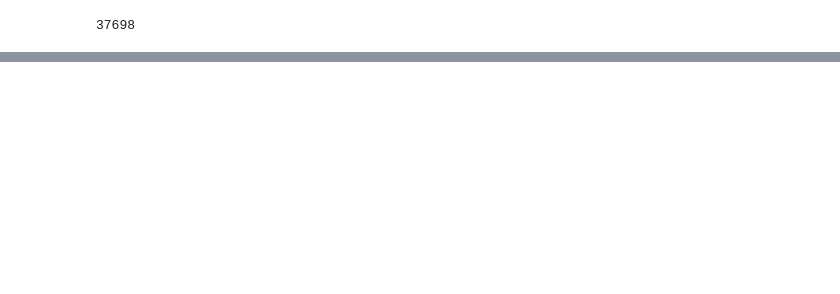
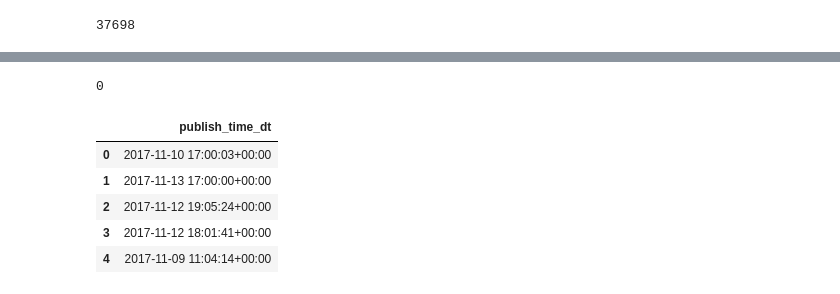
Before and after one commit to Lalla999/yt-trending, a Jupyter notebook: FoCS_project.ipynb, the cells around one changed output, grey strips where cells are left out. Saved outputs shown, nothing was run; the diff lists cells and outputs as text; code cells hidden in the pictures; blank space fills up the shorter version.

```diff
--- a/FoCS_project.ipynb
+++ b/FoCS_project.ipynb
@@ -199,0 +244,14 @@ no_tags.head()
+# %%
+# Seleziona le righe dove:
+# - commenti disabilitati e rating disabilitati
+#   OPPURE
+# - video in errore o rimosso
+excluded = df2[
+    ((df2['comments_disabled'] == True) & (df2['ratings_disabled'] == True)) |
+    (df2['video_error_or_removed'] == True)
+]
+
+# Rimuovi queste righe dal dataframe originale con drop
+df2 = df2.drop(excluded.index)
+
+#(ora df2 ha i buchi negli indici)
@@ -199,0 +317,19 @@ no_tags.head()
+# %%
+df2['publish_time'].isna().sum() #nessun valore mancante
+# %% [output]
+0
+# %%
+df2['publish_time_dt'] = pd.to_datetime(df2['publish_time'], errors='coerce')
+
+# errors = 'coerece' Se un valore non può essere convertito in data-ora, trasformalo in NaT (Not a Time) invece di dare errore.
+# creiamo una nuova colonna con il tempo di pubblicazione
+#convertito in formato datetime.
+
+df2[['publish_time_dt']].head()
+# %% [output]
+|  | publish_time_dt |
+| 0 | 2017-11-10 17:00:03+00:00 |
+| 1 | 2017-11-13 17:00:00+00:00 |
+| 2 | 2017-11-12 19:05:24+00:00 |
+| 3 | 2017-11-12 18:01:41+00:00 |
+| 4 | 2017-11-09 11:04:14+00:00 |
```
Also changed, not shown: parts of 15 cells of this notebook.
